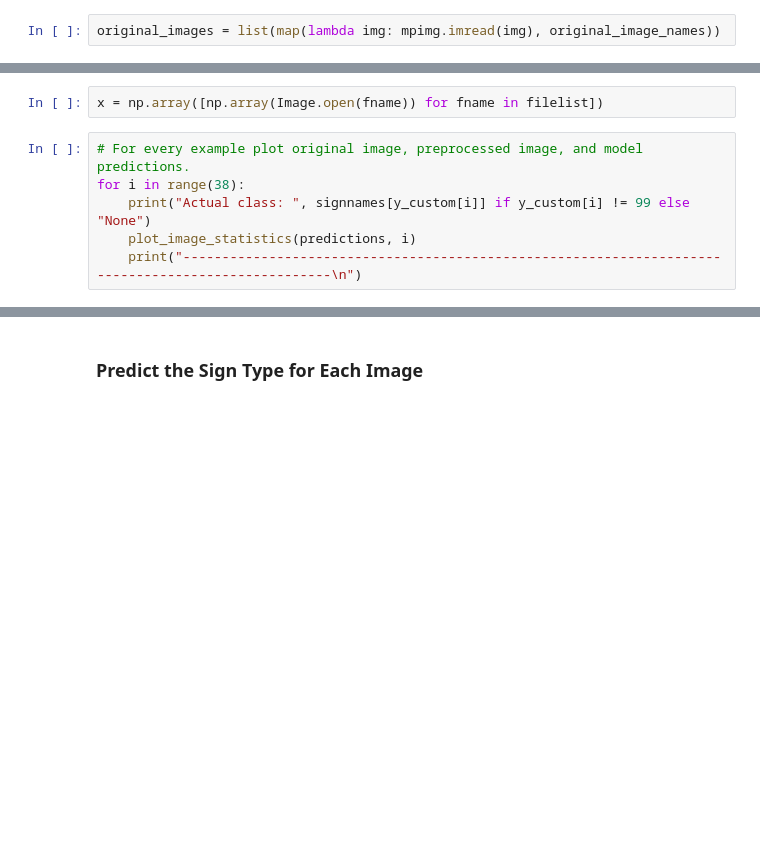
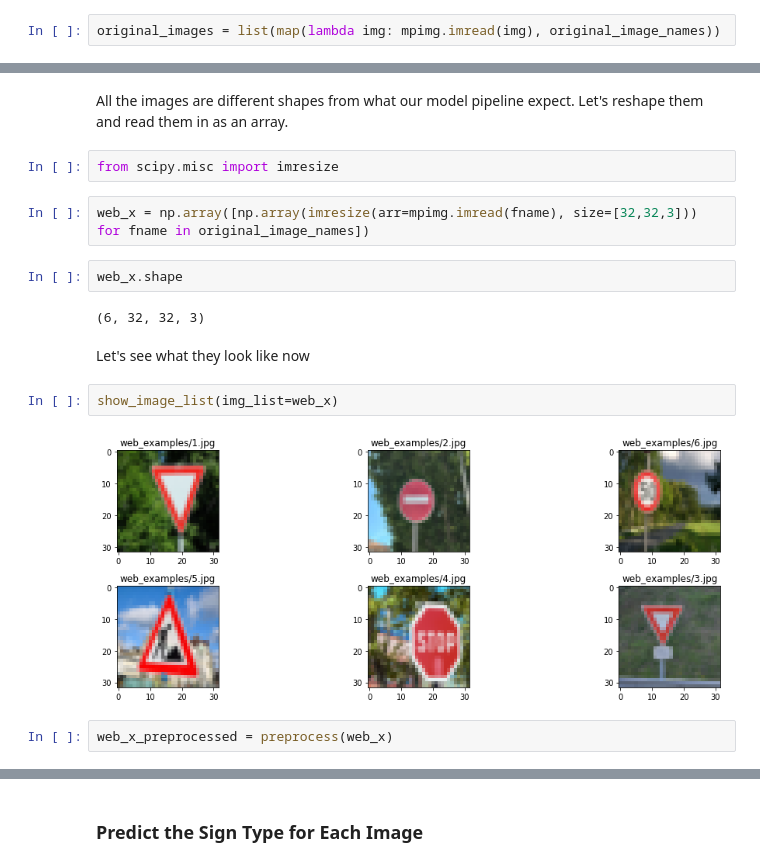
Before and after one commit to fqaiser94/CarND-Traffic-Sign-Classifier-Project, a Jupyter notebook: Traffic_Sign_Classifier-Just code.ipynb, the cells around one changed output, grey strips where cells are left out. Cells and saved outputs as stored; diff of their text form; blank space fills up the shorter version.

```diff
--- a/Traffic_Sign_Classifier-Just code.ipynb
+++ b/Traffic_Sign_Classifier-Just code.ipynb
@@ -1575,8 +1590,18 @@ original_images = list(map(lambda img: mpimg.imread(img), original_image_names))
+# %% [markdown]
+All the images are different shapes from what our model pipeline expect. Let's reshape them and read them in as an array.
+# %%
+from scipy.misc import imresize
 # %%
-x = np.array([np.array(Image.open(fname)) for fname in filelist])
+web_x = np.array([np.array(imresize(arr=mpimg.imread(fname), size=[32,32,3])) for fname in original_image_names])
-# %%
-# For every example plot original image, preprocessed image, and model predictions.
-for i in range(38):
-    print("Actual class: ", signnames[y_custom[i]] if y_custom[i] != 99 else "None")
-    plot_image_statistics(predictions, i)
-    print("---------------------------------------------------------------------------------------------------\n")
+# %%
+web_x.shape
+# %% [output]
+(6, 32, 32, 3)
+# %% [markdown]
+Let's see what they look like now
+# %%
+show_image_list(img_list=web_x)
+# %% [output]
+[figure, added]
+# %%
+web_x_preprocessed = preprocess(web_x)
```
Also changed, not shown: parts of 37 cells of this notebook.
